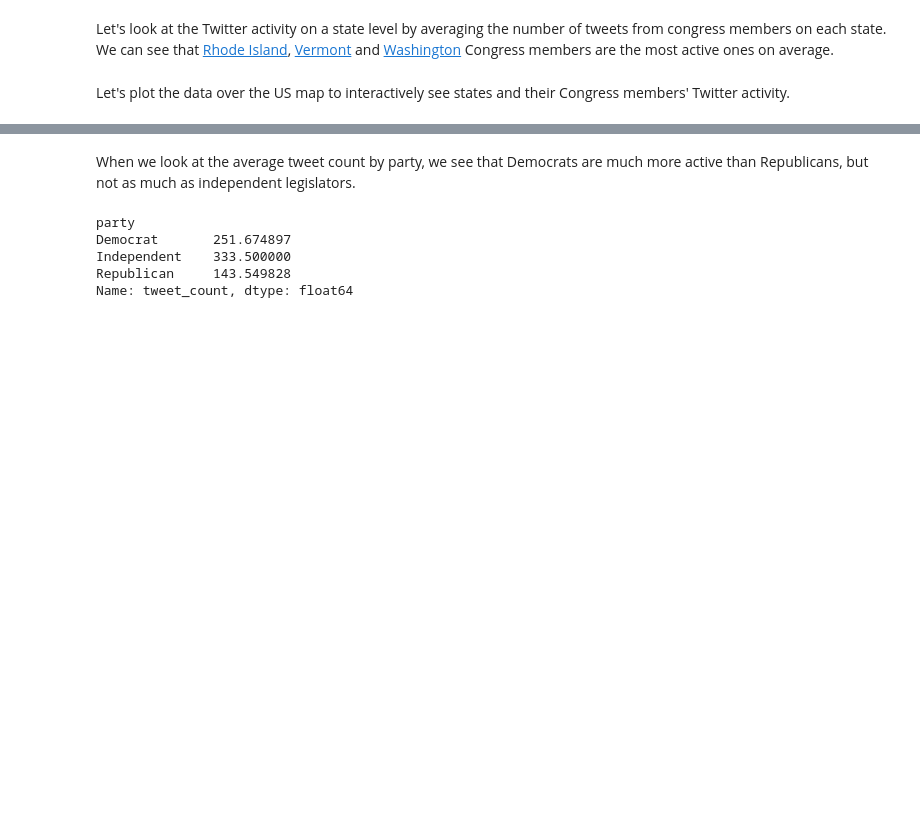
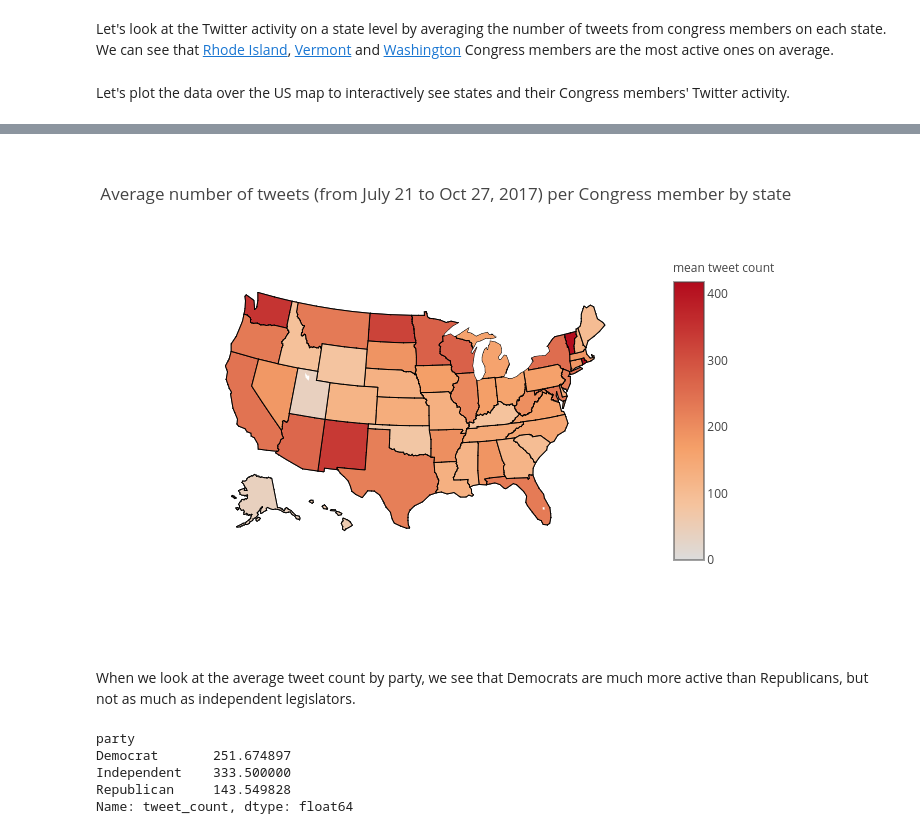
Before and after one commit to doayakut/dataincubator, a Jupyter notebook: twitter_analysis.ipynb, the cells around one changed output, grey strips where cells are left out. Drawn from its saved outputs; the diff is of its cells as text; code cells hidden in the pictures; blank space fills up the shorter version.

```diff
--- a/twitter_analysis.ipynb
+++ b/twitter_analysis.ipynb
@@ -184,6 +184,8 @@ layout = dict(
             lakecolor = 'rgb(255, 255, 255)'),
              )
 
-fig = dict( data=data, layout=layout )
-py.iplot( fig, filename='d3-cloropleth-map', figsize=(20,15) )
+fig = go.Figure(data=data, layout=layout)
+py.image.save_as(fig, filename='map.png')
+from IPython.display import Image
+Image('map.png')
 # %% [output]
@@ -191,3 +192,4 @@ py.iplot( fig, filename='d3-cloropleth-map', figsize=(20,15) )
+[figure, added]
 # %% [markdown]
 When we look at the average tweet count by party, we see that Democrats are much more active than Republicans, but not as much as independent legislators.
 # %%
```
Also changed, not shown: parts of 2 cells of this notebook, 2 other files.
